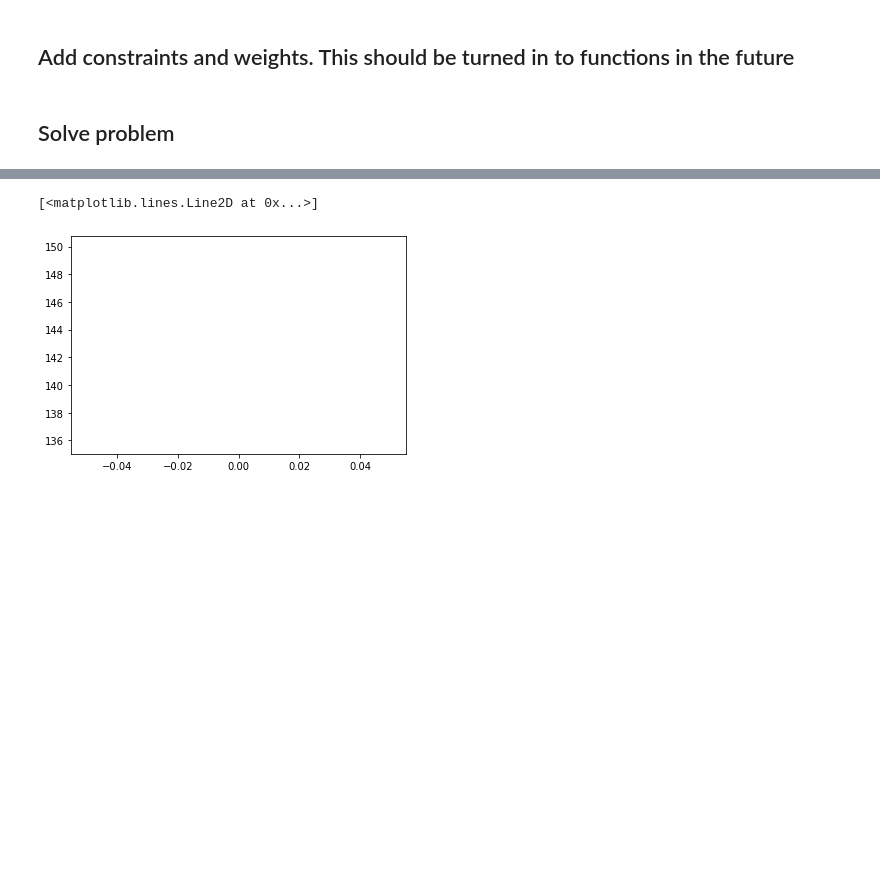
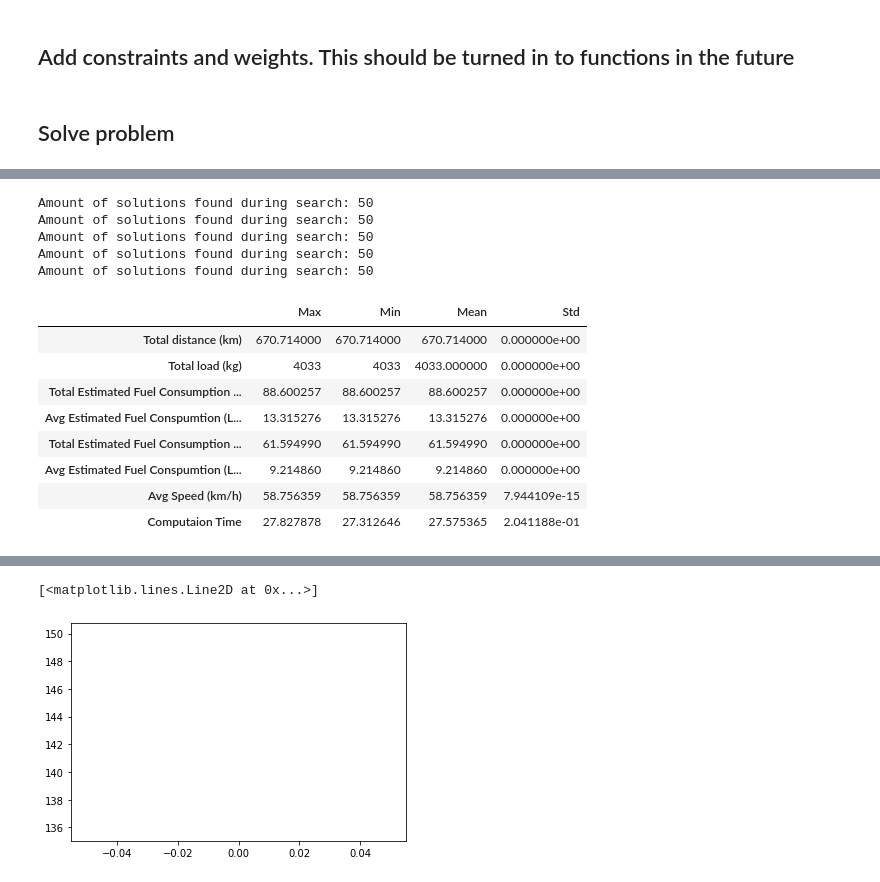
Before and after one commit to kallekj/Explorer, a Jupyter notebook: src/Router.ipynb, the cells around one changed output, grey strips where cells are left out. Drawn from its saved outputs; the diff is of its cells as text; code cells hidden in the pictures; blank space fills up the shorter version.

```diff
--- a/src/Router.ipynb
+++ b/src/Router.ipynb
@@ -180,7 +133,7 @@ class Optimizer_GLS(RouteOptimizer):
         search_parameters = pywrapcp.DefaultRoutingSearchParameters()
         search_parameters.log_search = True
         search_parameters.solution_limit = 50
-        search_parameters.time_limit.seconds = 30
+        #search_parameters.time_limit.seconds = 30
         search_parameters.first_solution_strategy = (
             routing_enums_pb2.FirstSolutionStrategy.LOCAL_CHEAPEST_ARC)
         search_parameters.local_search_metaheuristic =(routing_enums_pb2.LocalSearchMetaheuristic.GUIDED_LOCAL_SEARCH)
@@ -417,0 +424,55 @@ results_df
+# %%
+computation_times =  []
+all_routes = []
+results = []
+for i in range(5):
+    routing, manager = create_routing_manager(data, demand_callback, fuel_consumption_rakha)
+    # Create callback object for storing cost values
+    callback = Callback(routing)
+
+    # Add the data, manager, routing and callback to the optimizer
+    optimizerGLS = Optimizer_GLS(data)
+    optimizerGLS.set_manager(manager)
+    optimizerGLS.set_routing(routing)
+    optimizerGLS.set_solution_callback(callback)
+
+    collector = create_all_solution_collector(optimizerGLS, manager, data)
+    # Add Collector to optimizer routing
+    optimizerGLS.routing.AddSearchMonitor(collector)
+
+    collector2 = create_first_solution_collector(optimizerGLS, manager, data)
+    # Add Collector to optimizer routing
+    optimizerGLS.routing.AddSearchMonitor(collector2)
+
+
+    start_time = datetime.now()
+
+    optimizerGLS.solve_with_parameters()
+    solutions = extract_all_solutions(collector)
+
+    computation_times.append((datetime.now() - start_time).total_seconds())
+    route = optimizerGLS.get_routes(starts)
+    all_routes.append(route)
+    results.append(get_results(route, data_model_input['distance_matrix'],station_data,meta_data,time_matrix_here))
+    #fuel_consumptions_TABU = calulate_search_costs(solutions,fuel_consumption_callback,starts)
+    #distances_TABU = calulate_search_costs(solutions,distance_callback,starts)
+    #searchTimes_TABU = list(map(lambda x: (x - start_time).total_seconds(),callback.solutionTimes))
+    print("Amount of solutions found during search: {}".format(collector.SolutionCount()))
+
+final_results_GLS = generate_final_results(results, computation_times)
+final_results_GLS
+# %% [output]
+Amount of solutions found during search: 50
+Amount of solutions found during search: 50
+Amount of solutions found during search: 50
+Amount of solutions found during search: 50
+Amount of solutions found during search: 50
+|  | Max | Min | Mean | Std |
+| Total distance (km) | 670.714000 | 670.714000 | 670.714000 | 0.000000e+00 |
+| Total load (kg) | 4033 | 4033 | 4033.000000 | 0.000000e+00 |
+| Total Estimated Fuel Consumption ... | 88.600257 | 88.600257 | 88.600257 | 0.000000e+00 |
+| Avg Estimated Fuel Conspumtion (L... | 13.315276 | 13.315276 | 13.315276 | 0.000000e+00 |
+| Total Estimated Fuel Consumption ... | 61.594990 | 61.594990 | 61.594990 | 0.000000e+00 |
+| Avg Estimated Fuel Conspumtion (L... | 9.214860 | 9.214860 | 9.214860 | 0.000000e+00 |
+| Avg Speed (km/h) | 58.756359 | 58.756359 | 58.756359 | 7.944109e-15 |
+| Computaion Time | 27.827878 | 27.312646 | 27.575365 | 2.041188e-01 |
```
Also changed, not shown: parts of 15 cells of this notebook, 6 other files.
